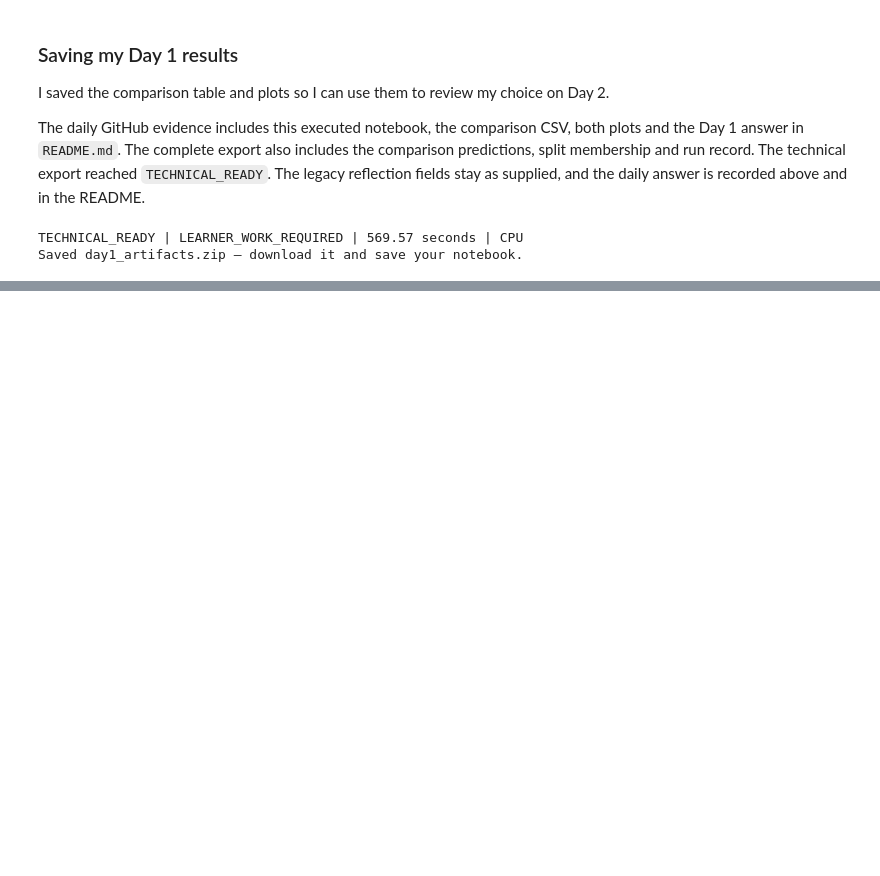
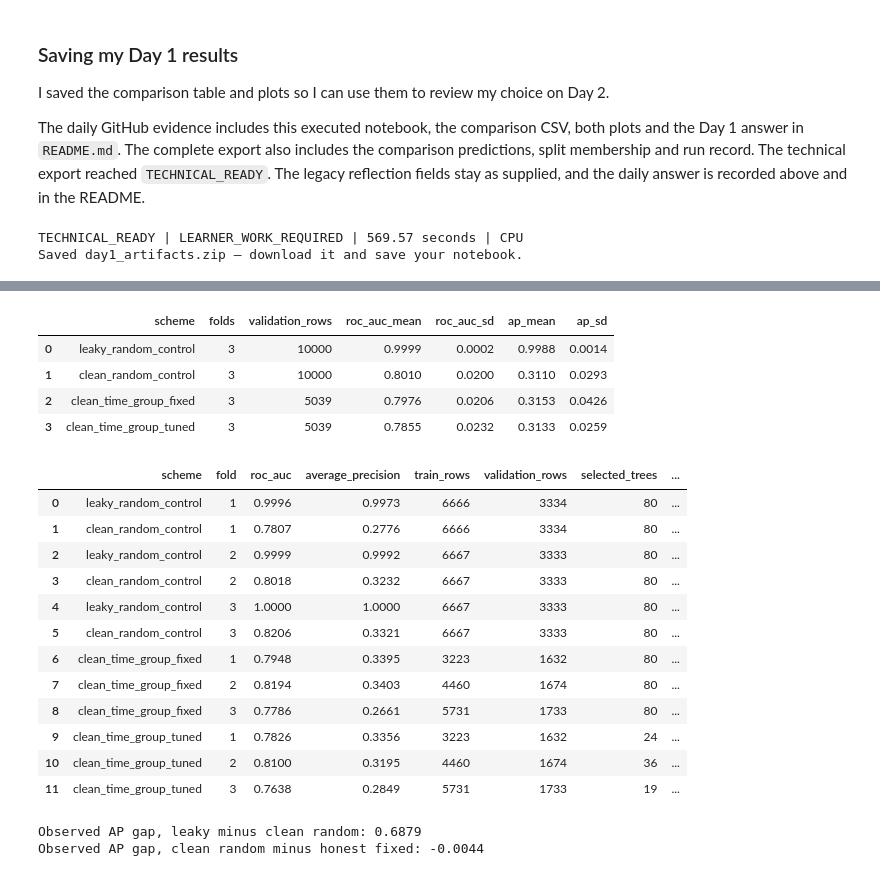
Before and after one commit to na2faldosari/NAIF-ALDOSARI-SDA-TAMWEEL, a Jupyter notebook: notebooks/NAIF_ALDOSARI_SDA_TAMWEEL_DAY_02.ipynb, the cells around one changed output, grey strips where cells are left out. Cells and saved outputs as stored; diff of their text form; code cells hidden in the pictures; blank space fills up the shorter version.

```diff
--- a/notebooks/NAIF_ALDOSARI_SDA_TAMWEEL_DAY_01.ipynb
+++ b/notebooks/NAIF_ALDOSARI_SDA_TAMWEEL_DAY_02.ipynb
@@ -395,0 +622,43 @@ Saved day1_artifacts.zip — download it and save your notebook.
+# %%
+# Compare fixed and tuned LightGBM on the same time-and-customer folds.
+controls = negative_controls(clean, dirty, contract, config)
+fixed_report, fixed_oof, fixed_origin = evaluate_outer(
+    clean, contract, folds, BASE_PARAMS, config, "clean_time_group_fixed", fixed_trees=80)
+reports, predictions, origins = [controls, fixed_report], [fixed_oof], fixed_origin
+if has_tuned:
+    tuned_report, tuned_oof, tuned_origin = evaluate_outer(
+        clean, contract, folds, search["best_params"], config, "clean_time_group_tuned")
+    reports.append(tuned_report); predictions.append(tuned_oof); origins += tuned_origin
+validation_report = pd.concat(reports, ignore_index=True)
+summary = summarize_folds(validation_report)
+oof = pd.concat(predictions, ignore_index=True)
+assert not oof.duplicated(["scheme", "application_id"]).any()
+display(summary.round(4))
+display(validation_report[["scheme", "fold", "roc_auc", "average_precision", "train_rows",
+    "validation_rows", "selected_trees", "shared_customers", "prediction_source"]].round(4))
+gaps = summary.set_index("scheme")
+print("Observed AP gap, leaky minus clean random:",
+      round(gaps.loc["leaky_random_control", "ap_mean"] - gaps.loc["clean_random_control", "ap_mean"], 4))
+print("Observed AP gap, clean random minus honest fixed:",
+      round(gaps.loc["clean_random_control", "ap_mean"] - gaps.loc["clean_time_group_fixed", "ap_mean"], 4))
+# %% [output]
+|  | scheme | folds | validation_rows | roc_auc_mean | roc_auc_sd | ap_mean | ap_sd |
+| 0 | leaky_random_control | 3 | 10000 | 0.9999 | 0.0002 | 0.9988 | 0.0014 |
+| 1 | clean_random_control | 3 | 10000 | 0.8010 | 0.0200 | 0.3110 | 0.0293 |
+| 2 | clean_time_group_fixed | 3 | 5039 | 0.7976 | 0.0206 | 0.3153 | 0.0426 |
+| 3 | clean_time_group_tuned | 3 | 5039 | 0.7855 | 0.0232 | 0.3133 | 0.0259 |
+|  | scheme | fold | roc_auc | average_precision | train_rows | validation_rows | selected_trees | ... |
+| 0 | leaky_random_control | 1 | 0.9996 | 0.9973 | 6666 | 3334 | 80 | ... |
+| 1 | clean_random_control | 1 | 0.7807 | 0.2776 | 6666 | 3334 | 80 | ... |
+| 2 | leaky_random_control | 2 | 0.9999 | 0.9992 | 6667 | 3333 | 80 | ... |
+| 3 | clean_random_control | 2 | 0.8018 | 0.3232 | 6667 | 3333 | 80 | ... |
+| 4 | leaky_random_control | 3 | 1.0000 | 1.0000 | 6667 | 3333 | 80 | ... |
+| 5 | clean_random_control | 3 | 0.8206 | 0.3321 | 6667 | 3333 | 80 | ... |
+| 6 | clean_time_group_fixed | 1 | 0.7948 | 0.3395 | 3223 | 1632 | 80 | ... |
+| 7 | clean_time_group_fixed | 2 | 0.8194 | 0.3403 | 4460 | 1674 | 80 | ... |
+| 8 | clean_time_group_fixed | 3 | 0.7786 | 0.2661 | 5731 | 1733 | 80 | ... |
+| 9 | clean_time_group_tuned | 1 | 0.7826 | 0.3356 | 3223 | 1632 | 24 | ... |
+| 10 | clean_time_group_tuned | 2 | 0.8100 | 0.3195 | 4460 | 1674 | 36 | ... |
+| 11 | clean_time_group_tuned | 3 | 0.7638 | 0.2849 | 5731 | 1733 | 19 | ... |
+Observed AP gap, leaky minus clean random: 0.6879
+Observed AP gap, clean random minus honest fixed: -0.0044
```
Also changed, not shown: parts of 19 cells of this notebook.
